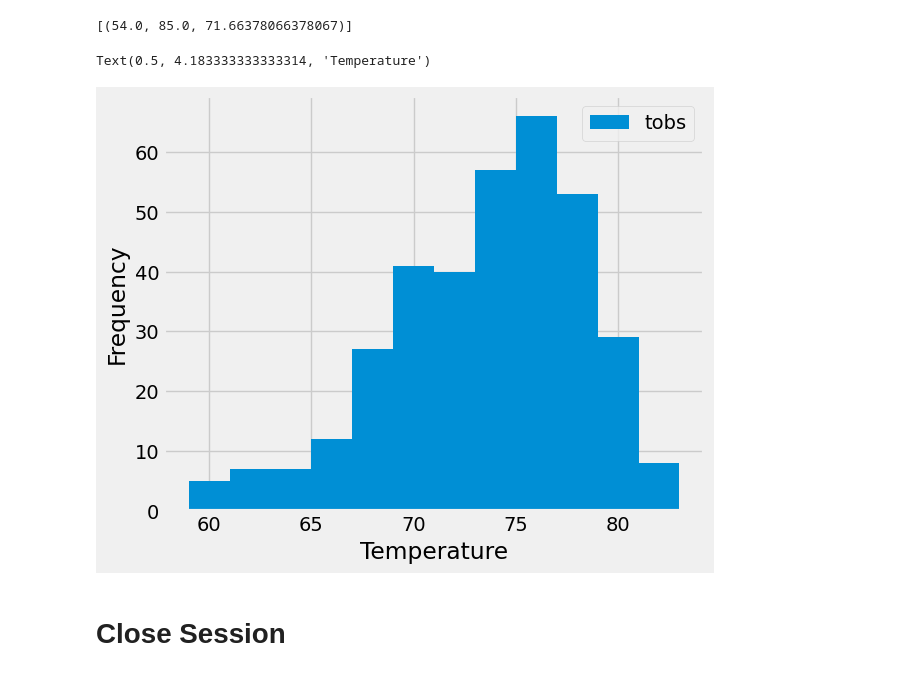
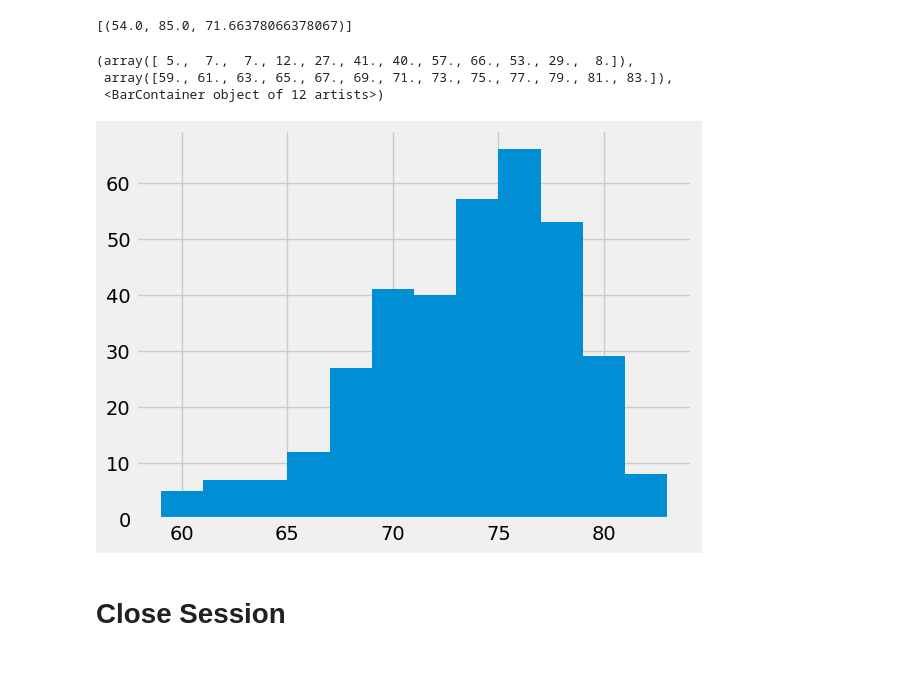
Before and after one commit to ComfyKoala/sqlalchemy-challenge, a Jupyter notebook: SurfsUp/climate_starter.ipynb, the cells around one changed output. Saved outputs shown, nothing was run; the diff lists cells and outputs as text; code cells hidden in the pictures.

```diff
--- a/SurfsUp/climate_starter.ipynb
+++ b/SurfsUp/climate_starter.ipynb
@@ -49,17 +49,22 @@ session.query(measurement.date).order_by(measurement.date.desc()).first()
 most_recent_dt = session.query(measurement).order_by(measurement.date.desc()).first().date
 # Calculate the date one year from the last date in data set.
 year_ago_dt = dt.datetime.fromisoformat(most_recent_dt) - dt.timedelta(days=365)
+# need to remove 00:00:00 timestamp from saved year_ago_dt because SQLite does not have Date types, only String comparisons
+year_ago_dt = year_ago_dt.strftime('%Y-%m-%d')
 
 # Perform a query to retrieve the data and precipitation scores
-select = [measurement.id, measurement.date, measurement.prcp]
+select = [measurement.date, measurement.prcp]
 query = session.query(*select).where(measurement.date >= year_ago_dt)
 
 # Save the query results as a Pandas DataFrame. Explicitly set the column names
-past_yr_precip_df = pd.DataFrame(query, columns=['id', 'date', 'prcp'])
+past_yr_precip_df = pd.DataFrame(query, columns=['date', 'precipitation'])
 
 # Sort the dataframe by date
 past_yr_precip_df = past_yr_precip_df.sort_values('date')
 
 # Use Pandas Plotting with Matplotlib to plot the data
-plt.bar(past_yr_precip_df['date'], past_yr_precip_df['prcp'])
+plt.plot(past_yr_precip_df['date'], past_yr_precip_df['precipitation'])
+plt.xlabel("Date")
+plt.ylabel("Inches")
+plt.xticks(np.arange(0,365,365/5+5), rotation=90)
 # %% [output]
@@ -86,6 +102,11 @@ plt.bar(past_yr_precip_df['date'], past_yr_precip_df['prcp'])
 # %%
 # Design a query to find the most active stations (i.e. which stations have the most rows?)
 # List the stations and their counts in descending order.
+active_stations = session.query(measurement.station, func.count(measurement.station))\
+    .group_by(measurement.station)\
+    .order_by(func.count(measurement.station).desc()).all()
+most_active_station = active_stations[0][0]
+active_stations
 # %% [output]
 [('USC00519281', 2772),
  ('USC00519397', 2724),
@@ -103,9 +129,16 @@ plt.bar(past_yr_precip_df['date'], past_yr_precip_df['prcp'])
 # %%
 # Using the most active station id
 # Query the last 12 months of temperature observation data for this station and plot the results as a histogram
+select = [measurement.date, measurement.tobs]
+last_yr_qry = session.query(*select).where(measurement.station==most_active_station)\
+    .where(measurement.date >= year_ago_dt)
+last_yr_df = pd.DataFrame(last_yr_qry, columns=['date', 'temperature'])
+plt.hist(last_yr_df['temperature'], bins=12)
 # %% [output]
-Text(0.5, 4.183333333333314, 'Temperature')
+(array([ 5.,  7.,  7., 12., 27., 41., 40., 57., 66., 53., 29.,  8.]),
+ array([59., 61., 63., 65., 67., 69., 71., 73., 75., 77., 79., 81., 83.]),
+ <BarContainer object of 12 artists>)
-[figure, old version]
+[figure, new version]
 # %% [markdown]
 # Close Session
 # %%
```
Also changed, not shown: parts of 4 cells of this notebook.
